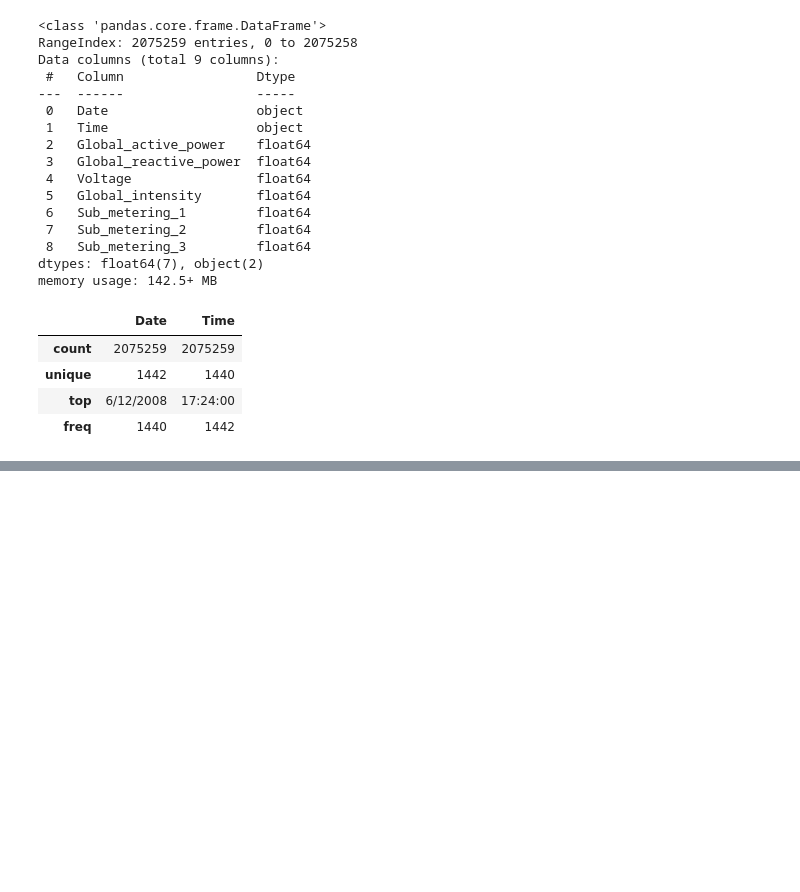
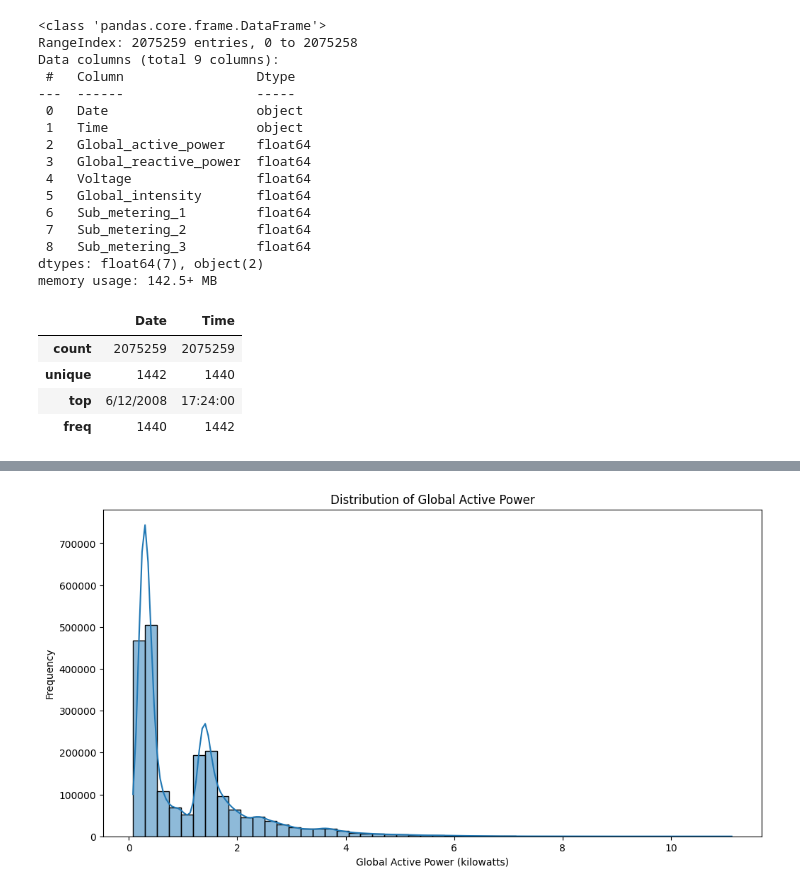
Before and after one commit to AechGit/Energy-Consumption-Project-Springboard, a Jupyter notebook: Hitesh_Energy_consumption_Prediction.ipynb, the cells around one changed output, grey strips where cells are left out. Drawn from its saved outputs; the diff is of its cells as text; code cells hidden in the pictures; blank space fills up the shorter version.

```diff
--- a/Hitesh_Energy_consumption_Prediction.ipynb
+++ b/Hitesh_Energy_consumption_Prediction.ipynb
@@ -233,0 +257,10 @@ df.describe(include = object) # Provides a summary of non-numeric (object) colum
+# %%
+# 1. Distribution of 'Global_active_power'
+plt.figure(figsize=(12, 6))
+sns.histplot(df['Global_active_power'], bins=50, kde=True)
+plt.title('Distribution of Global Active Power')
+plt.xlabel('Global Active Power (kilowatts)')
+plt.ylabel('Frequency')
+plt.show()
+# %% [output]
+[figure, added]
```
Also changed, not shown: parts of 45 cells of this notebook.
